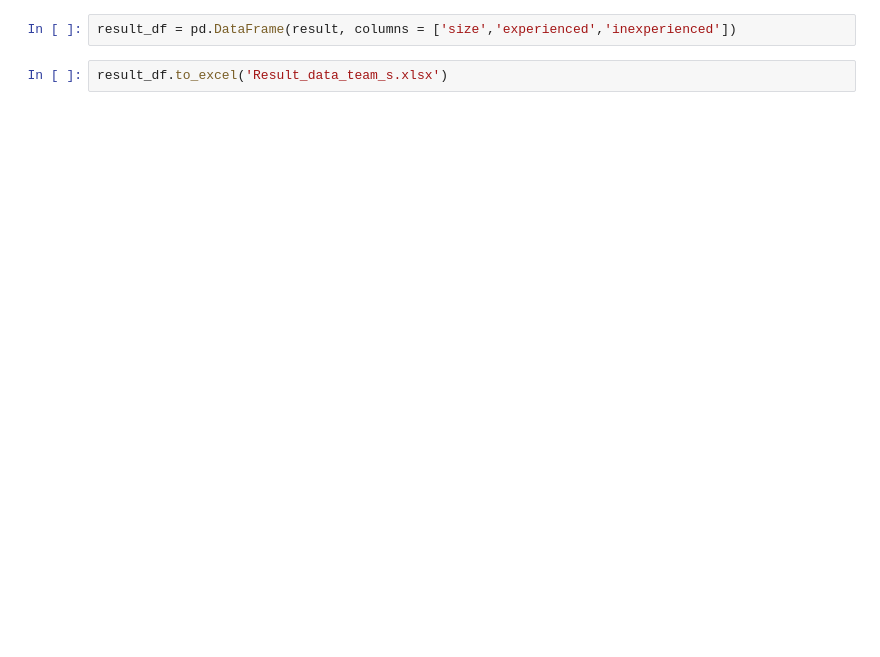
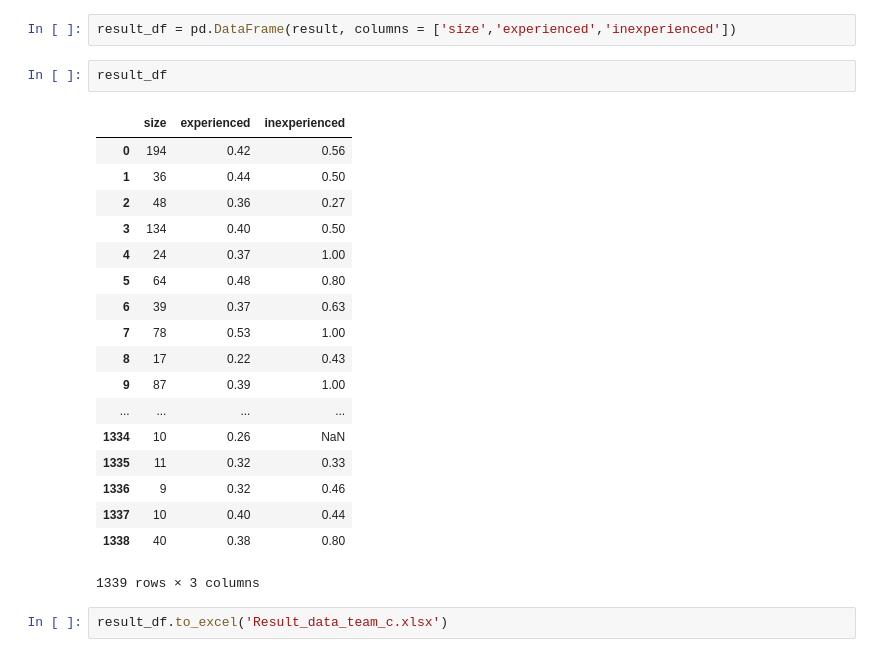
Before and after one commit to ai-se/Git_miner, a Jupyter notebook: Data_process.ipynb, the cells around one changed output. Cells and saved outputs as stored; diff of their text form; blank space fills up the shorter version.

```diff
--- a/Data_process.ipynb
+++ b/Data_process.ipynb
@@ -79,4 +83,25 @@ KeyboardInterrupt:
 # %%
 result_df = pd.DataFrame(result, columns = ['size','experienced','inexperienced'])
+# %%
+result_df
+# %% [output]
+|  | size | experienced | inexperienced |
+| 0 | 194 | 0.42 | 0.56 |
+| 1 | 36 | 0.44 | 0.50 |
+| 2 | 48 | 0.36 | 0.27 |
+| 3 | 134 | 0.40 | 0.50 |
+| 4 | 24 | 0.37 | 1.00 |
+| 5 | 64 | 0.48 | 0.80 |
+| 6 | 39 | 0.37 | 0.63 |
+| 7 | 78 | 0.53 | 1.00 |
+| 8 | 17 | 0.22 | 0.43 |
+| 9 | 87 | 0.39 | 1.00 |
+| ... | ... | ... | ... |
+| 1334 | 10 | 0.26 | NaN |
+| 1335 | 11 | 0.32 | 0.33 |
+| 1336 | 9 | 0.32 | 0.46 |
+| 1337 | 10 | 0.40 | 0.44 |
+| 1338 | 40 | 0.38 | 0.80 |
+1339 rows × 3 columns
 # %%
-result_df.to_excel('Result_data_team_s.xlsx')
+result_df.to_excel('Result_data_team_c.xlsx')
```
Also changed, not shown: parts of 1 cell of this notebook, 9 other files.
